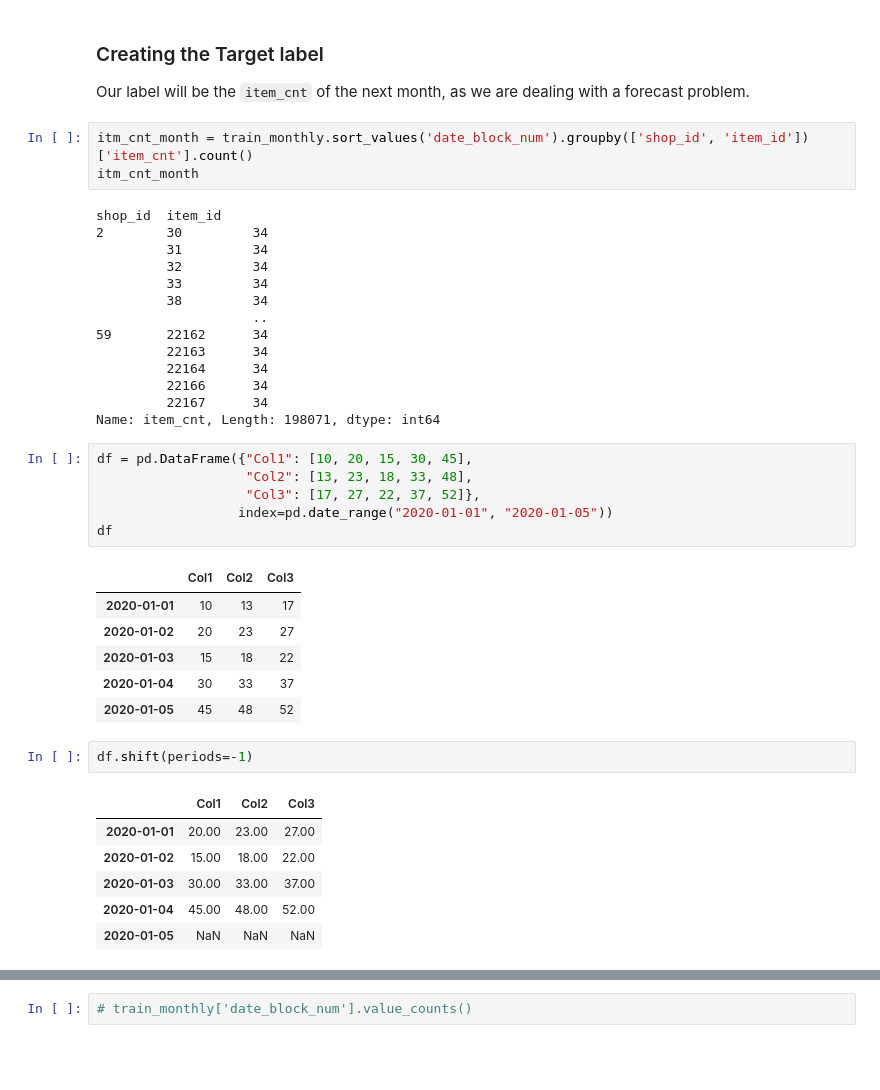
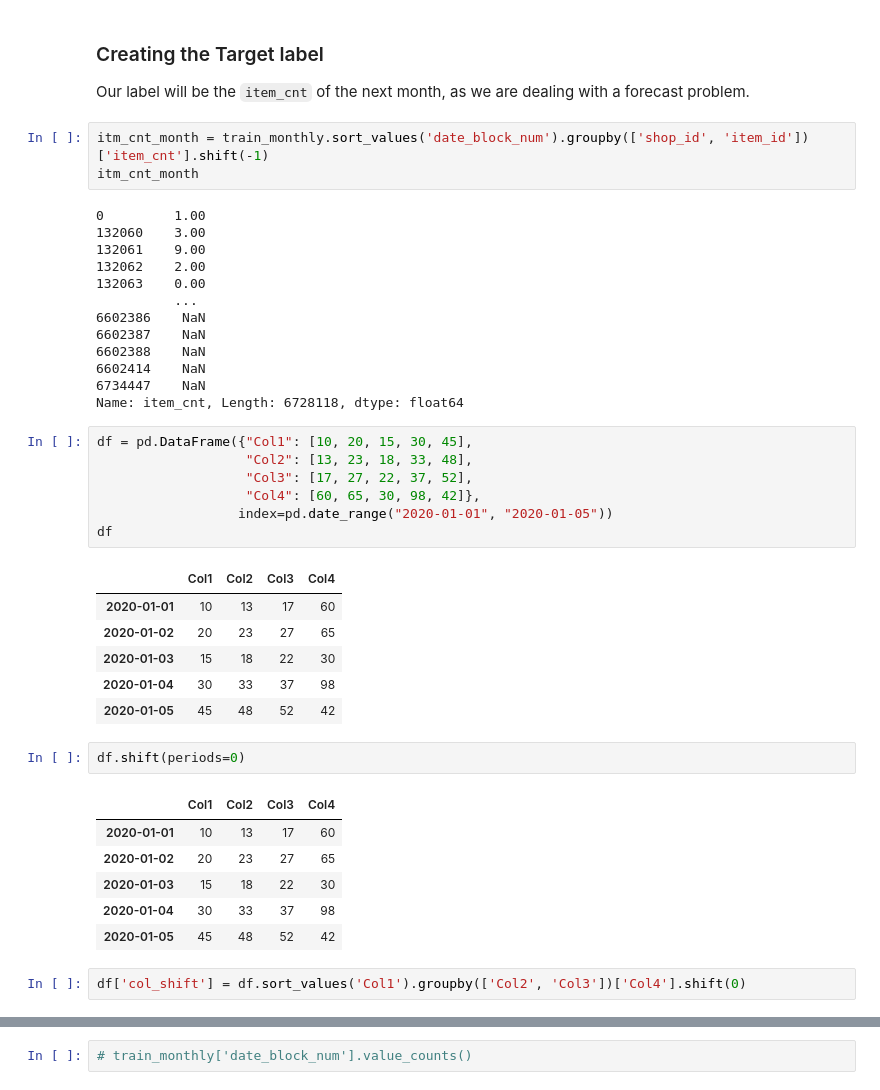
Before and after one commit to saurabhsatasia/Predict-Future-Sales, a Jupyter notebook: Untitled.ipynb, the cells around one changed output, grey strips where cells are left out. Saved outputs shown, nothing was run; the diff lists cells and outputs as text; blank space fills up the shorter version.

```diff
--- a/Untitled.ipynb
+++ b/Untitled.ipynb
@@ -260,41 +262,43 @@ train_monthly = train_monthly.query('item_cnt >= 0 and item_cnt <= 20 and item_p
 ### Creating the Target label
 Our label will be the `item_cnt` of the next month, as we are dealing with a forecast problem.
 # %%
-itm_cnt_month = train_monthly.sort_values('date_block_num').groupby(['shop_id', 'item_id'])['item_cnt'].count()
+itm_cnt_month = train_monthly.sort_values('date_block_num').groupby(['shop_id', 'item_id'])['item_cnt'].shift(-1)
 itm_cnt_month
 # %% [output]
-shop_id  item_id
-2        30         34
-         31         34
-         32         34
-         33         34
-         38         34
-                    ..
-59       22162      34
-         22163      34
-         22164      34
-         22166      34
-         22167      34
-Name: item_cnt, Length: 198071, dtype: int64
+0         1.00
+132060    3.00
+132061    9.00
+132062    2.00
+132063    0.00
+          ...
+6602386    NaN
+6602387    NaN
+6602388    NaN
+6602414    NaN
+6734447    NaN
+Name: item_cnt, Length: 6728118, dtype: float64
 # %%
 df = pd.DataFrame({"Col1": [10, 20, 15, 30, 45],
                    "Col2": [13, 23, 18, 33, 48],
-                   "Col3": [17, 27, 22, 37, 52]},
+                   "Col3": [17, 27, 22, 37, 52],
+                   "Col4": [60, 65, 30, 98, 42]},
                   index=pd.date_range("2020-01-01", "2020-01-05"))
 df
 # %% [output]
-|  | Col1 | Col2 | Col3 |
-| 2020-01-01 | 10 | 13 | 17 |
-| 2020-01-02 | 20 | 23 | 27 |
-| 2020-01-03 | 15 | 18 | 22 |
-| 2020-01-04 | 30 | 33 | 37 |
-| 2020-01-05 | 45 | 48 | 52 |
+|  | Col1 | Col2 | Col3 | Col4 |
+| 2020-01-01 | 10 | 13 | 17 | 60 |
+| 2020-01-02 | 20 | 23 | 27 | 65 |
+| 2020-01-03 | 15 | 18 | 22 | 30 |
+| 2020-01-04 | 30 | 33 | 37 | 98 |
+| 2020-01-05 | 45 | 48 | 52 | 42 |
 # %%
-df.shift(periods=-1)
+df.shift(periods=0)
 # %% [output]
-|  | Col1 | Col2 | Col3 |
-| 2020-01-01 | 20.00 | 23.00 | 27.00 |
-| 2020-01-02 | 15.00 | 18.00 | 22.00 |
-| 2020-01-03 | 30.00 | 33.00 | 37.00 |
-| 2020-01-04 | 45.00 | 48.00 | 52.00 |
-| 2020-01-05 | NaN | NaN | NaN |
+|  | Col1 | Col2 | Col3 | Col4 |
+| 2020-01-01 | 10 | 13 | 17 | 60 |
+| 2020-01-02 | 20 | 23 | 27 | 65 |
+| 2020-01-03 | 15 | 18 | 22 | 30 |
+| 2020-01-04 | 30 | 33 | 37 | 98 |
+| 2020-01-05 | 45 | 48 | 52 | 42 |
+# %%
+df['col_shift'] = df.sort_values('Col1').groupby(['Col2', 'Col3'])['Col4'].shift(0)
```
Also changed, not shown: parts of 10 cells of this notebook, 1 other file.
